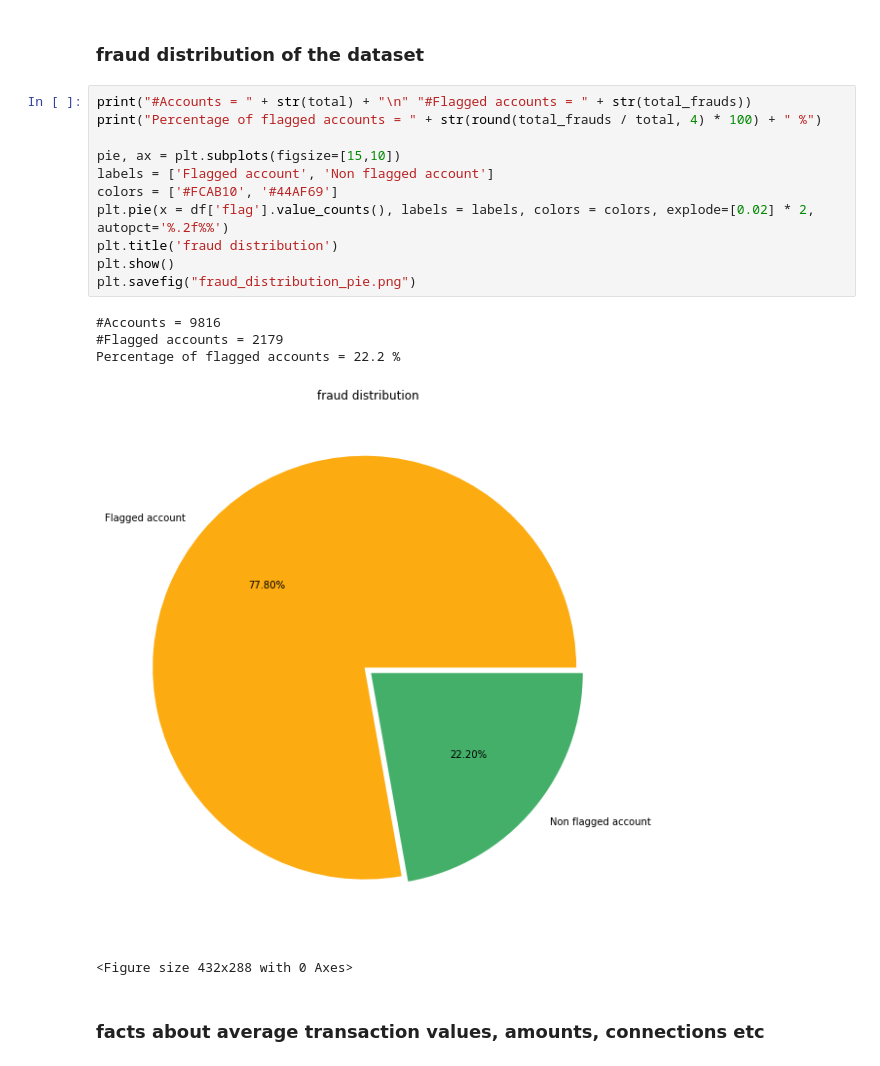
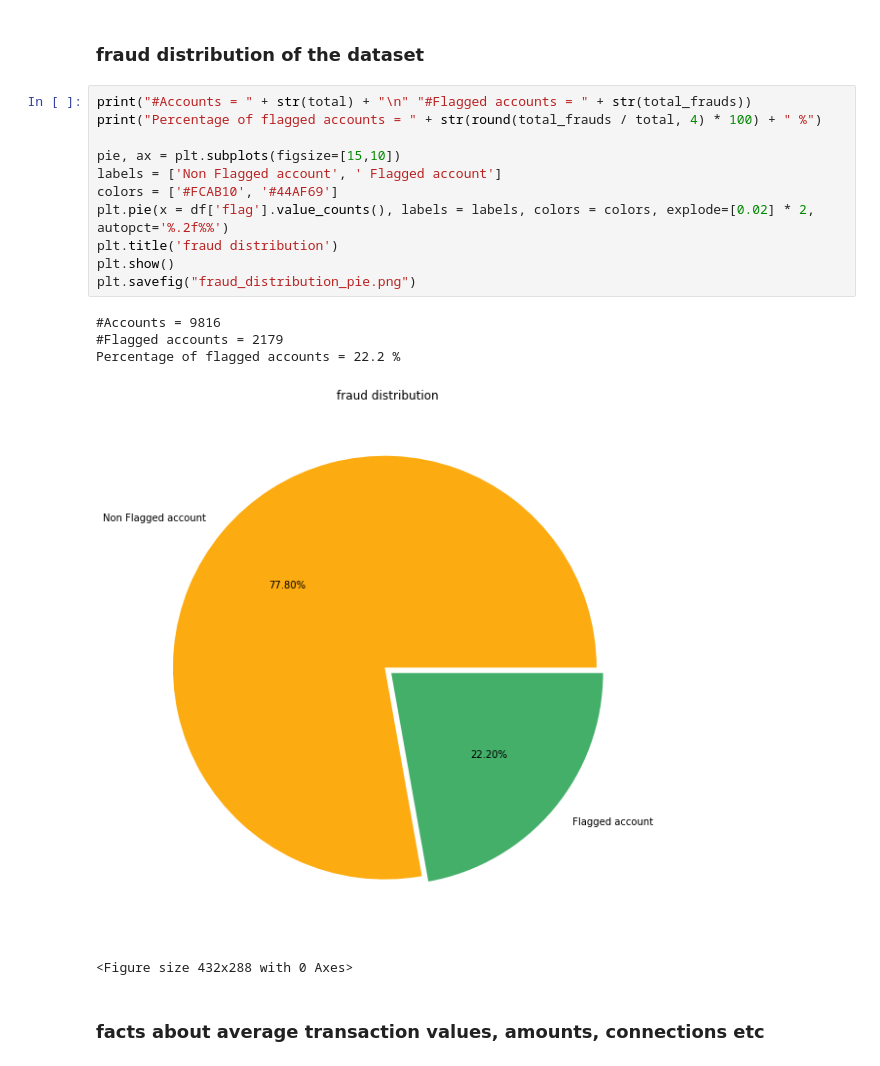
Before and after one commit to kaoutamine/EthereumFraudDetection, a Jupyter notebook: FraudDetectionDataExploration.ipynb, the cells around one changed output. Drawn from its saved outputs; the diff is of its cells as text.

```diff
--- a/FraudDetectionDataExploration.ipynb
+++ b/FraudDetectionDataExploration.ipynb
@@ -62,19 +62,19 @@ Size without duplicates = 9816
 # %%
 print("#Accounts = " + str(total) + "\n" "#Flagged accounts = " + str(total_frauds))
 print("Percentage of flagged accounts = " + str(round(total_frauds / total, 4) * 100) + " %")
 
 pie, ax = plt.subplots(figsize=[15,10])
-labels = ['Flagged account', 'Non flagged account']
+labels = ['Non Flagged account', ' Flagged account']
 colors = ['#FCAB10', '#44AF69']
 plt.pie(x = df['flag'].value_counts(), labels = labels, colors = colors, explode=[0.02] * 2,  autopct='%.2f%%')
 plt.title('fraud distribution')
 plt.show()
 plt.savefig("fraud_distribution_pie.png")
 # %% [output]
 #Accounts = 9816
 #Flagged accounts = 2179
 Percentage of flagged accounts = 22.2 %
-[figure, old version]
+[figure, new version]
 <Figure size 432x288 with 0 Axes>
 # %% [markdown]
 ### facts about average transaction values, amounts, connections etc
```
Also changed, not shown: parts of 3 cells of this notebook, 1 other file.
